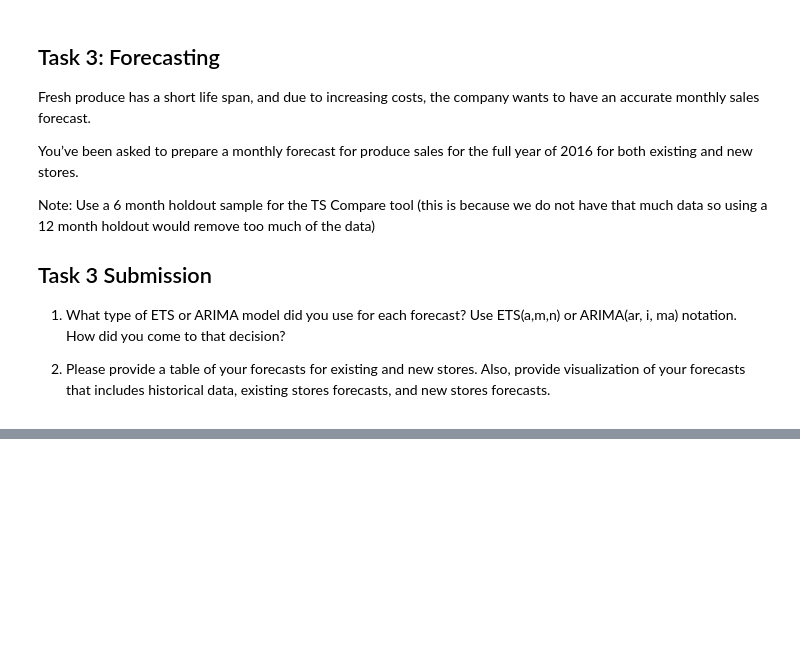
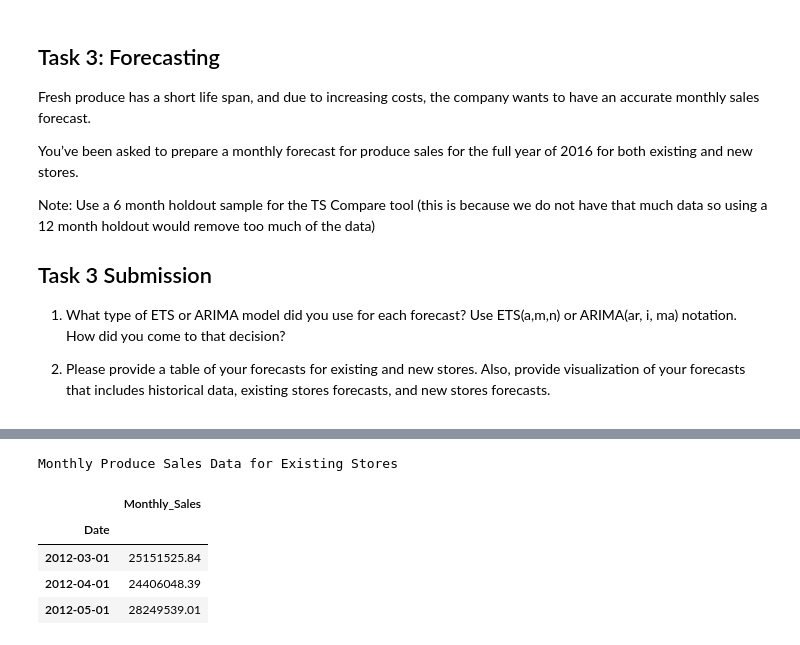
Before and after one commit to cevor/udacity_predictive_analytics, a Jupyter notebook: project6-1/project6-1.ipynb, the cells around one changed output, grey strips where cells are left out. Saved outputs shown, nothing was run; the diff lists cells and outputs as text; code cells hidden in the pictures; blank space fills up the shorter version.

```diff
--- a/project6-1/project6-1.ipynb
+++ b/project6-1/project6-1.ipynb
@@ -453,0 +437,18 @@ axs.legend()
+# %%
+# Aggregate Monthly Produce sales for existing store forecast
+# existing_store_monthly_sales_data
+tmp_df= stores_sales_with_segment_data.groupby(['Year', 'Month'], as_index=False)['Produce'].agg({'Monthly_Sales': 'sum'})
+# convert Year and Month columns to datetimeindex
+tmp_date = tmp_df['Year'].astype(str) + '-' + tmp_df['Month'].astype(str)
+tmp_df = tmp_df.assign(Date = pd.to_datetime(tmp_date))
+existing_store_monthly_sales_data= tmp_df.set_index('Date', drop=True)[['Monthly_Sales']]
+existing_store_monthly_sales_data.index.freq ='MS'
+print('\nMonthly Produce Sales Data for Existing Stores')
+existing_store_monthly_sales_data.head(3)
+# %% [output]
+Monthly Produce Sales Data for Existing Stores
+|  | Monthly_Sales |
+| Date |  |
+| 2012-03-01 | 25151525.84 |
+| 2012-04-01 | 24406048.39 |
+| 2012-05-01 | 28249539.01 |
```
Also changed, not shown: parts of 34 cells of this notebook.
